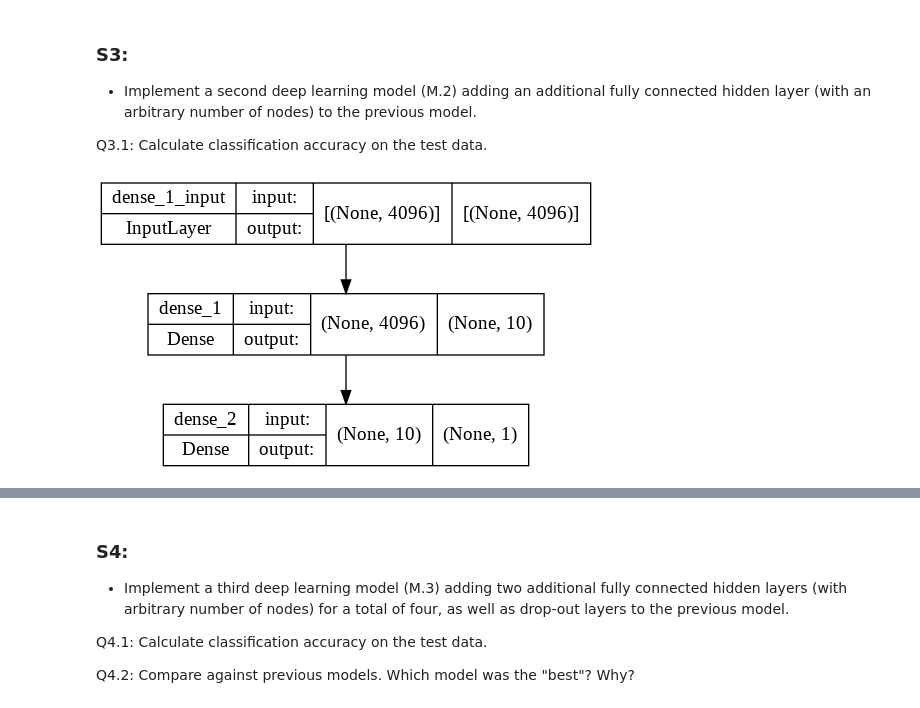
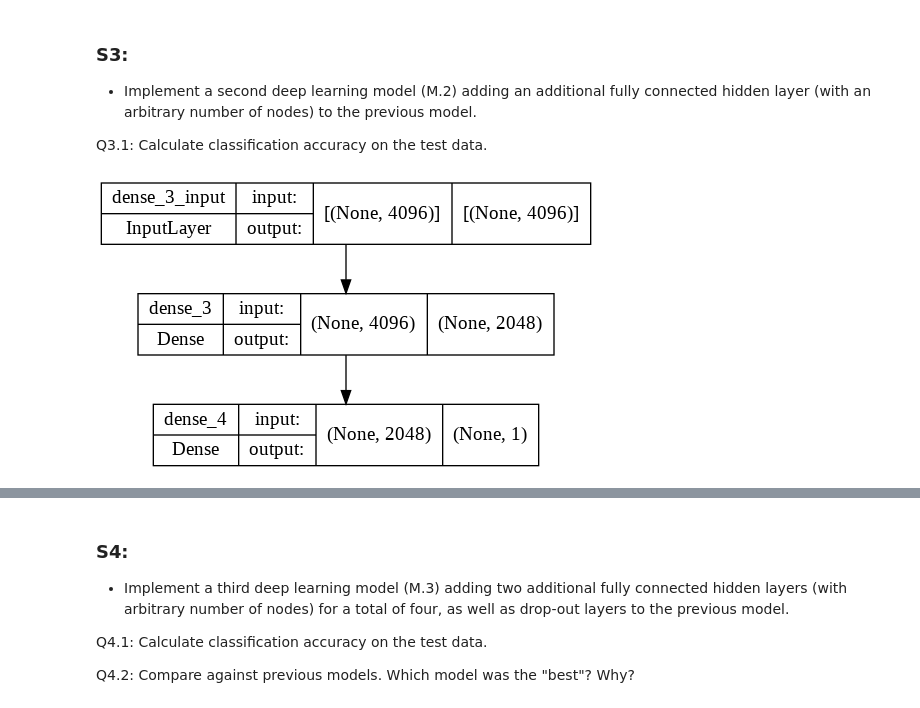
Before and after one commit to johnatawnclementawn/RemoteSensing_650_HW, a Jupyter notebook: HW4/Clementi_HW4.ipynb, the cells around one changed output, grey strips where cells are left out. Saved outputs shown, nothing was run; the diff lists cells and outputs as text; code cells hidden in the pictures.

```diff
--- a/HW4/Clementi_HW4.ipynb
+++ b/HW4/Clementi_HW4.ipynb
@@ -210,12 +229,12 @@ Test accuracy: 0.1111111119389534
 Q3.1: Calculate classification accuracy on the test data.
 # %%
 m2 = Sequential()
-m2.add(Dense(10, input_shape=(4096,)))
-m2.add(Dense(1))
+m2.add(Dense(2048, input_shape=(4096,), activation='relu'))
+m2.add(Dense(1, activation='softmax'))
 
 plot_model(m2, show_shapes=True, show_layer_names=True)
 # %% [output]
-[figure, old version]
+[figure, new version]
 # %%
 ## Compile the model
 m2.compile(loss='categorical_crossentropy', optimizer=opt, metrics=['accuracy'])
```
Also changed, not shown: parts of 16 cells of this notebook.
